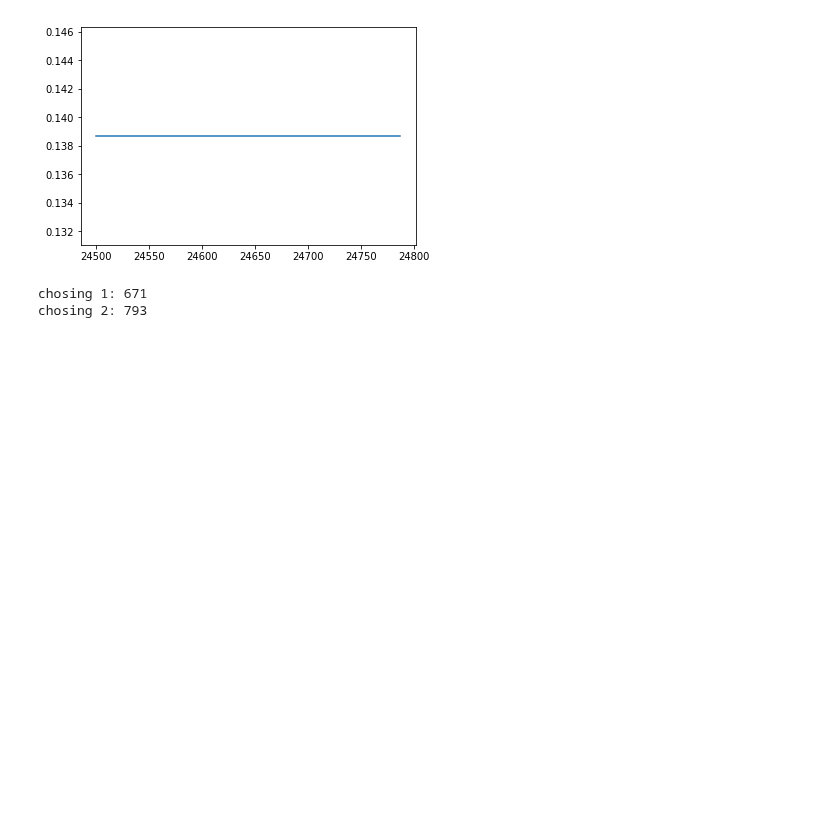
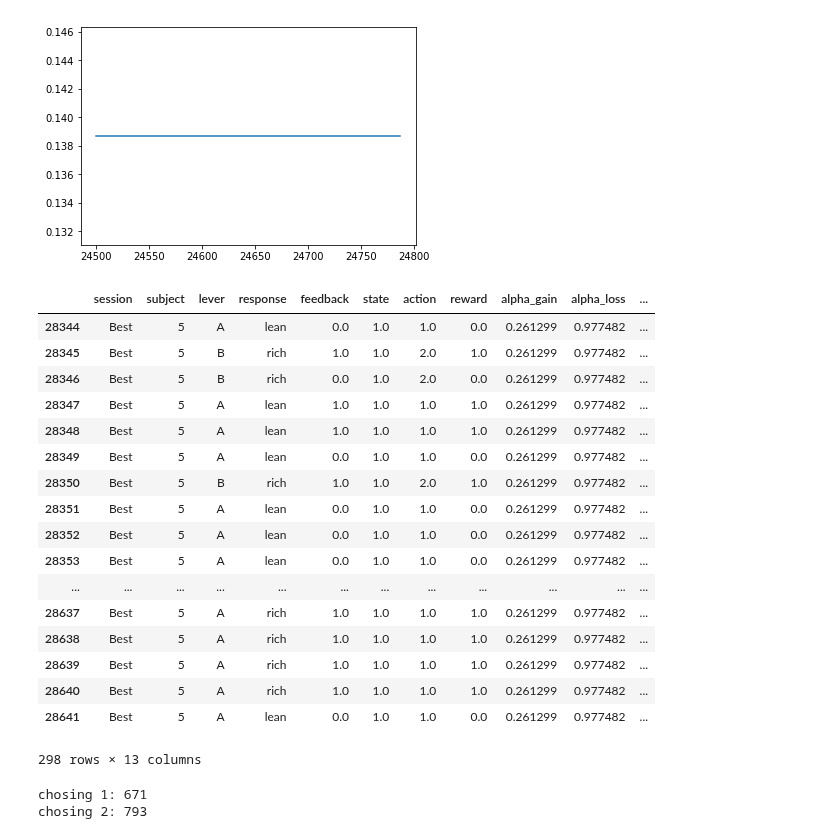
Before and after one commit to Maylibooyah69/RewardReversalPorject, a Jupyter notebook: Data_processing.ipynb, the cells around one changed output. Cells and saved outputs as stored; diff of their text form; code cells hidden in the pictures; blank space fills up the shorter version.

```diff
--- a/Data_processing.ipynb
+++ b/Data_processing.ipynb
@@ -42,6 +42,27 @@ plt.plot(epoched_df[3]['11']['alpha_gain'])
 # %% [output]
 [<matplotlib.lines.Line2D at 0x...>]
 [figure]
+# %%
+epoched_df[5]['Best']
+# %% [output]
+|  | session | subject | lever | response | feedback | state | action | reward | alpha_gain | alpha_loss | ... |
+| 28344 | Best | 5 | A | lean | 0.0 | 1.0 | 1.0 | 0.0 | 0.261299 | 0.977482 | ... |
+| 28345 | Best | 5 | B | rich | 1.0 | 1.0 | 2.0 | 1.0 | 0.261299 | 0.977482 | ... |
+| 28346 | Best | 5 | B | rich | 0.0 | 1.0 | 2.0 | 0.0 | 0.261299 | 0.977482 | ... |
+| 28347 | Best | 5 | A | lean | 1.0 | 1.0 | 1.0 | 1.0 | 0.261299 | 0.977482 | ... |
+| 28348 | Best | 5 | A | lean | 1.0 | 1.0 | 1.0 | 1.0 | 0.261299 | 0.977482 | ... |
+| 28349 | Best | 5 | A | lean | 0.0 | 1.0 | 1.0 | 0.0 | 0.261299 | 0.977482 | ... |
+| 28350 | Best | 5 | B | rich | 1.0 | 1.0 | 2.0 | 1.0 | 0.261299 | 0.977482 | ... |
+| 28351 | Best | 5 | A | lean | 0.0 | 1.0 | 1.0 | 0.0 | 0.261299 | 0.977482 | ... |
+| 28352 | Best | 5 | A | lean | 0.0 | 1.0 | 1.0 | 0.0 | 0.261299 | 0.977482 | ... |
+| 28353 | Best | 5 | A | lean | 0.0 | 1.0 | 1.0 | 0.0 | 0.261299 | 0.977482 | ... |
+| ... | ... | ... | ... | ... | ... | ... | ... | ... | ... | ... | ... |
+| 28637 | Best | 5 | A | rich | 1.0 | 1.0 | 1.0 | 1.0 | 0.261299 | 0.977482 | ... |
+| 28638 | Best | 5 | A | rich | 1.0 | 1.0 | 1.0 | 1.0 | 0.261299 | 0.977482 | ... |
+| 28639 | Best | 5 | A | rich | 1.0 | 1.0 | 1.0 | 1.0 | 0.261299 | 0.977482 | ... |
+| 28640 | Best | 5 | A | rich | 1.0 | 1.0 | 1.0 | 1.0 | 0.261299 | 0.977482 | ... |
+| 28641 | Best | 5 | A | lean | 0.0 | 1.0 | 1.0 | 0.0 | 0.261299 | 0.977482 | ... |
+298 rows × 13 columns
 # %%
 print('chosing 1:',sum(np.array(sub_df[3]['action']==1).astype(int)))
 print('chosing 2:',sum(np.array(sub_df[3]['action']==2).astype(int)))
```
